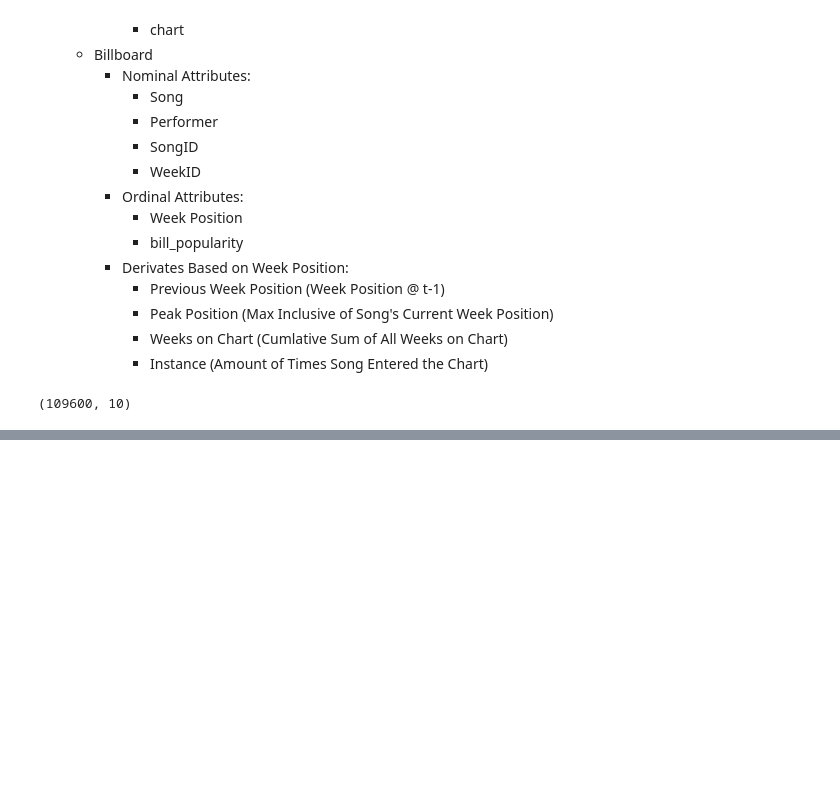
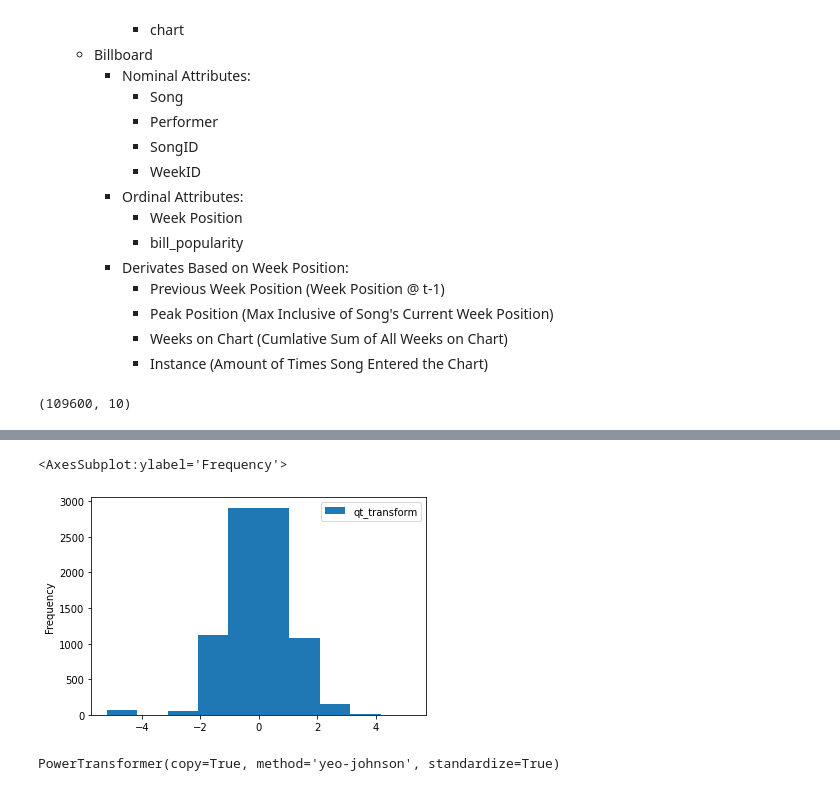
Before and after one commit to kyle-rgb/Spotify_Project, a Jupyter notebook: notebooks/Charts.ipynb, the cells around one changed output, grey strips where cells are left out. Cells and saved outputs as stored; diff of their text form; code cells hidden in the pictures; blank space fills up the shorter version.

```diff
--- a/notebooks/Charts.ipynb
+++ b/notebooks/Charts.ipynb
@@ -151,0 +754,4 @@ fig.show()
+# %%
+qt = QuantileTransformer(output_distribution="normal")
+# %%
+qt.fit_transform(Xs.reshape(-1, 1))
@@ -151,0 +766,5 @@ fig.show()
+# %%
+pd.DataFrame(qt.fit_transform(Xs.reshape(-1, 1)).reshape(-1), columns=["qt_transform"]).plot(kind="hist", y="qt_transform")
+# %% [output]
+<AxesSubplot:ylabel='Frequency'>
+[figure, added]
@@ -151,0 +773,4 @@ fig.show()
+# %%
+pt.fit(Xs.reshape(-1, 1))
+# %% [output]
+PowerTransformer(copy=True, method='yeo-johnson', standardize=True)
```
Also changed, not shown: parts of 118 cells of this notebook, 1 other file.
